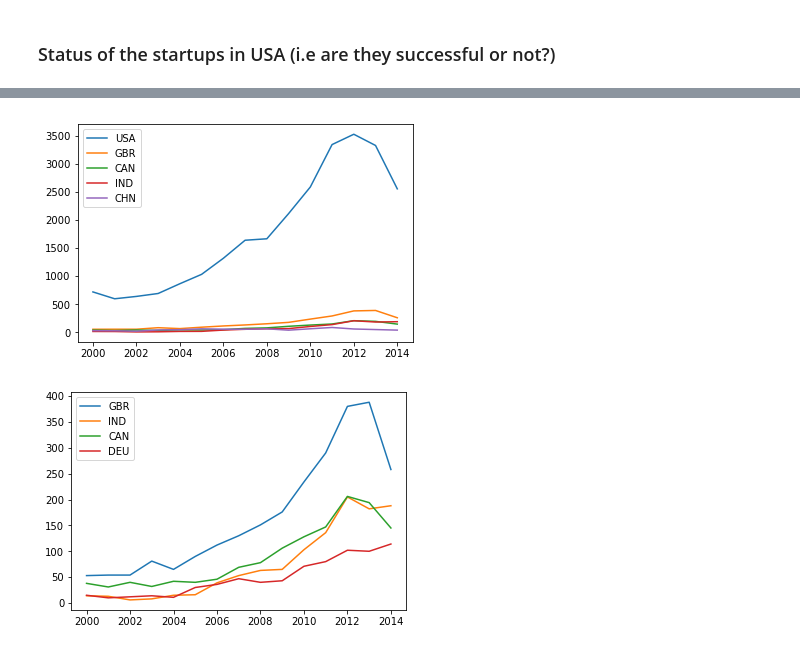
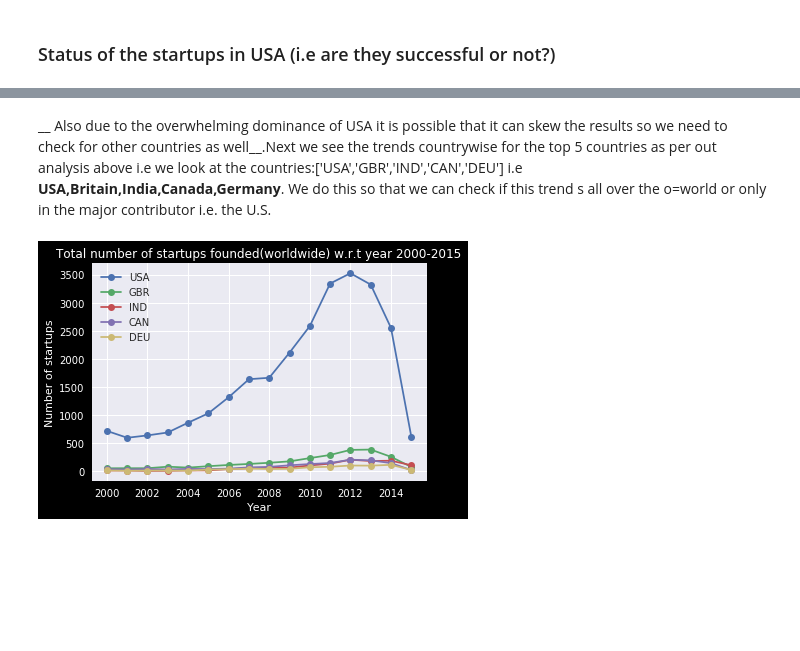
Before and after one commit to saichowdaryg/ECE143project, a Jupyter notebook: Final2.ipynb, the cells around one changed output, grey strips where cells are left out. Cells and saved outputs as stored; diff of their text form; code cells hidden in the pictures; blank space fills up the shorter version.

```diff
--- a/Final2.ipynb
+++ b/Final2.ipynb
@@ -95,7 +99,7 @@ companies.head(2)
 | 1 | /organization/-qounter | :Qounter | http://www.qounter.com | Application Platforms|Real Time|S... | 700000 | operating | USA | DE | ... |
 # %%
 try:
-    investments=pd.read_csv('ece143/project/companies.csv')
+    investments=pd.read_csv('ece143/project/investments.csv')
 except FileNotFoundError :
     print('The path specified doesnot exist')
 investments.head(2)
@@ -120,6 +125,16 @@ companies['founding_day']=companies['founded_at'].apply(lambda x:x.day)
 #adding column for difference between starting date and first funding date
 companies['difference']=companies['first_funding_at_date']-companies['founded_at_date']
 companies['difference']=companies['difference'].apply(lambda x:x.days/30)
+# %%
+#removing null values
+investments=investments[pd.notnull(investments['funded_at'])]
+#adding a column with respective date-time objects
+investments['funded_at']=investments['funded_at'].apply(lambda x:datetime.strptime(x, '%Y-%m-%d'))
+#adding columns for day,month,year,date etc
+investments['funded_at_date']=investments['funded_at'].apply(lambda x:x.date())
+investments['funding_year']=investments['funded_at'].apply(lambda x:x.year)
+investments['funding_month']=investments['funded_at'].apply(lambda x:x.month)
+investments['funding_day']=investments['funded_at'].apply(lambda x:x.day)
 # %% [markdown]
 ### Helper functions:
 # %% [markdown]
@@ -231,8 +287,0 @@ Thus we can see that surprisingly only a few of them have been closed(around 11%
-# %%
-#preprocessing
-df=companies.copy()
-df=df[pd.notnull(df['founded_at'])]
-df['founded_at']=df['founded_at'].apply(lambda x:datetime.strptime(x, '%Y-%m-%d'))
-df['founding_year']=df['founded_at'].apply(lambda x:x.year)
-df['founding_month']=df['founded_at'].apply(lambda x:x.month)
-df['founding_day']=df['founded_at'].apply(lambda x:x.day)
@@ -255,3 +287,0 @@ country_count_df=df_2014[['name','country_code']].groupby(['country_code']).coun
-# %%
-counts=country_count_df['name'].tolist()
-countries=list(country_count_df.index)
@@ -260,36 +317,26 @@ countries=list(country_count_df.index)
+# %% [markdown]
+__ Also due to the overwhelming dominance of USA it is possible that it can skew the results so we need to check for other countries as well__.Next we see the trends countrywise for the top 5 countries as per out analysis above i.e we look at the countries:['USA','GBR','IND','CAN','DEU'] i.e __USA,Britain,India,Canada,Germany__. We do this so that we can check if this trend s all over the o=world or only in the major contributor i.e. the U.S.
 # %%
-def get_top_5_country_plot(years=range(2000,2015), countries=list(zip(*pair))[0][:5]):
+def get_top_country_plot(df, countries,years=range(2000,2016)):
     count_list=[[] for i in range(len(countries))]
     for i in range(len(countries)):
         for year in years:
             count_list[i].append(df[(df['founding_year']==year)&(df['country_code']==countries[i])].shape[0])
-    #plt.plot(years,count_list)
-    #add labels
-    #x = np.linspace(2000, 2015, 15)
     fig, ax = plt.subplots()
     for i in range(len(countries)):
-        ax.plot(range(2000,2015), count_list[i], label=countries[i])
-    #ax.axis('equal')
+        ax.plot(range(2000,2016), count_list[i], label=countries[i],marker='o')
     leg = ax.legend()
-    #print(count_list)
-get_top_5_country_plot()
+    sns.set()
+    fig.patch.set_facecolor('xkcd:black')
+    plt.xlabel('Year',color='white')
+    plt.ylabel('Number of startups',color='white')
+    ax.tick_params(axis='x', colors='white')
+    ax.tick_params(axis='y', colors='white')
+    plt.title('Total number of startups founded(worldwide) w.r.t year '+str(min(years))+'-'+str(max(years)),color='white')
+    plt.show()
+
+
+countries=['USA','GBR','IND','CAN','DEU']
+get_top_country_plot(companies,countries)
 # %% [output]
-[figure, old version]
+[figure, new version]
-# %%
-def get_top_5_country_plot(years=range(2000,2015), countries=list(zip(*pair))[0][1:5]):
-    count_list=[[] for i in range(len(countries))]
-    for i in range(len(countries)):
-        for year in years:
-            count_list[i].append(df[(df['founding_year']==year)&(df['country_code']==countries[i])].shape[0])
-    #plt.plot(years,count_list)
-    #add labels
-    #x = np.linspace(2000, 2015, 15)
-    fig, ax = plt.subplots()
-    for i in range(len(countries)):
-        ax.plot(range(2000,2015), count_list[i], label=countries[i])
-    #ax.axis('equal')
-    leg = ax.legend()
-    #print(count_list)
-get_top_5_country_plot()
-# %% [output]
-[figure, removed]
```
Also changed, not shown: parts of 51 cells of this notebook.
